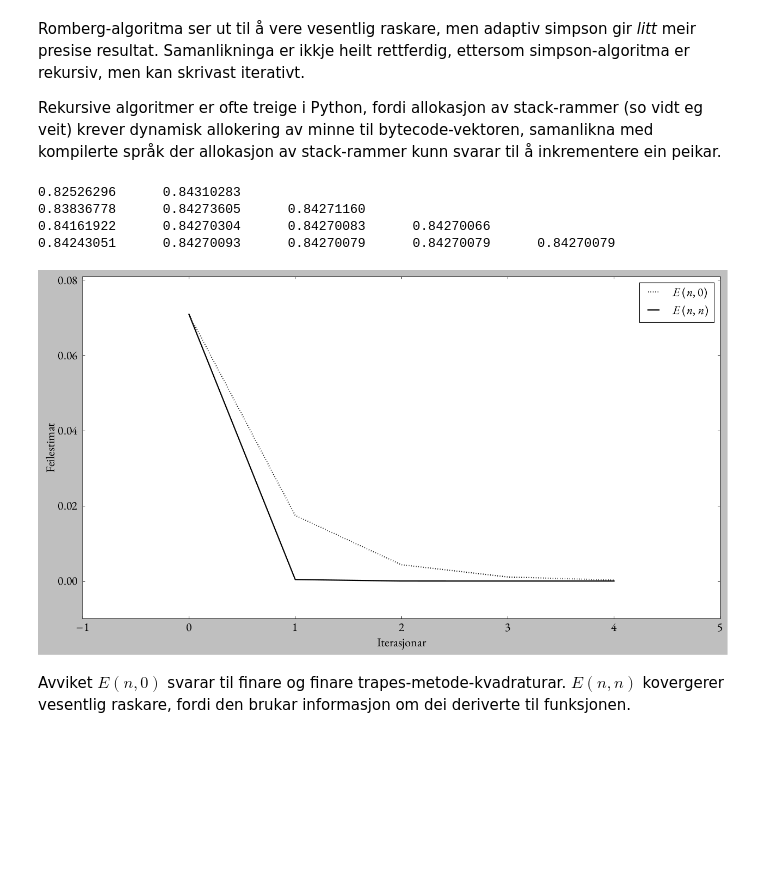
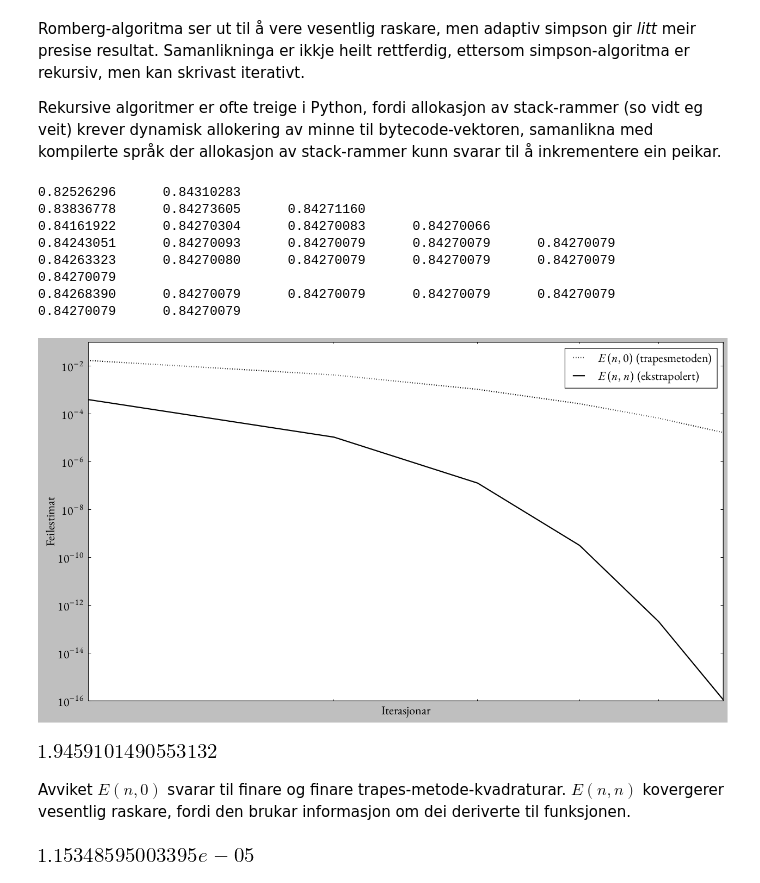
Before and after one commit to steffenhaug/nm, a Jupyter notebook: int/quad.ipynb, the cells around one changed output. Cells and saved outputs as stored; diff of their text form; code cells hidden in the pictures; blank space fills up the shorter version.

```diff
--- a/int/quad.ipynb
+++ b/int/quad.ipynb
@@ -245,25 +252,41 @@ def romberg_collect_stats(f, a, b, MAX_ITER=100, tol=1e-5, exact=np.nan):
 
     return R[Rp, n], stats
 # %%
-erf1, stats = romberg_collect_stats(gauss, 0, 1, tol=1e-9, exact=erf1_exact)
+erf1, stats = romberg_collect_stats(gauss, 0, 1, tol=1e-16, exact=erf1_exact)
 
-plt.plot(stats['En0'], 'k:', label="$E(n, 0)$")
-plt.plot(stats['Enn'], 'k',  label="$E(n, n)$")
+plt.plot(stats['En0'], 'k:', label="$E(n, 0)$ (trapesmetoden)")
+plt.plot(stats['Enn'], 'k',  label="$E(n, n)$ (ekstrapolert)")
 
 plt.xlabel("Iterasjonar")
 plt.ylabel("Feilestimat")
 
-plt.xlim(-1, len(stats['Enn']))
-plt.ylim(-0.01, stats['Enn'][0] + 0.01)
+plt.yscale('log')
+plt.xscale('log')
+
+plt.xlim(1, 6)
+
+plt.xticks([])
 
 plt.legend(loc="best")
 plt.tight_layout()
+
+plt.savefig("rom_err.pdf", bbox_inches = 'tight', pad_inches = 0)
 # %% [output]
 0.82526296      0.84310283
 0.83836778      0.84273605      0.84271160
 0.84161922      0.84270304      0.84270083      0.84270066
 0.84243051      0.84270093      0.84270079      0.84270079      0.84270079
+0.84263323      0.84270080      0.84270079      0.84270079      0.84270079      0.84270079
+0.84268390      0.84270079      0.84270079      0.84270079      0.84270079      0.84270079      0.84270079
-[figure, old version]
+[figure, new version]
+# %%
+np.log(len(stats['Enn']))
+# %% [output]
+[figure, added]
 # %% [markdown]
 Avviket $E(n, 0)$ svarar til finare og finare trapes-metode-kvadraturar.
 $E(n, n)$ kovergerer vesentlig raskare, fordi den brukar informasjon om dei deriverte til funksjonen.
+# %%
+3/4 - 0.7499884651404997
+# %% [output]
+[figure, added]
```
Also changed, not shown: parts of 5 cells of this notebook, 12 other files.
